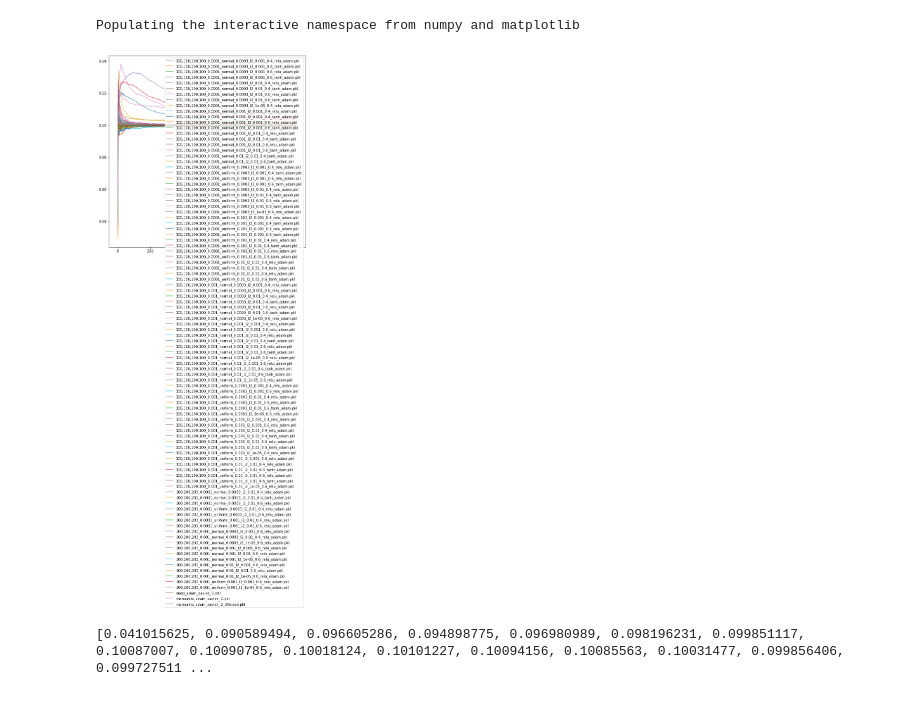
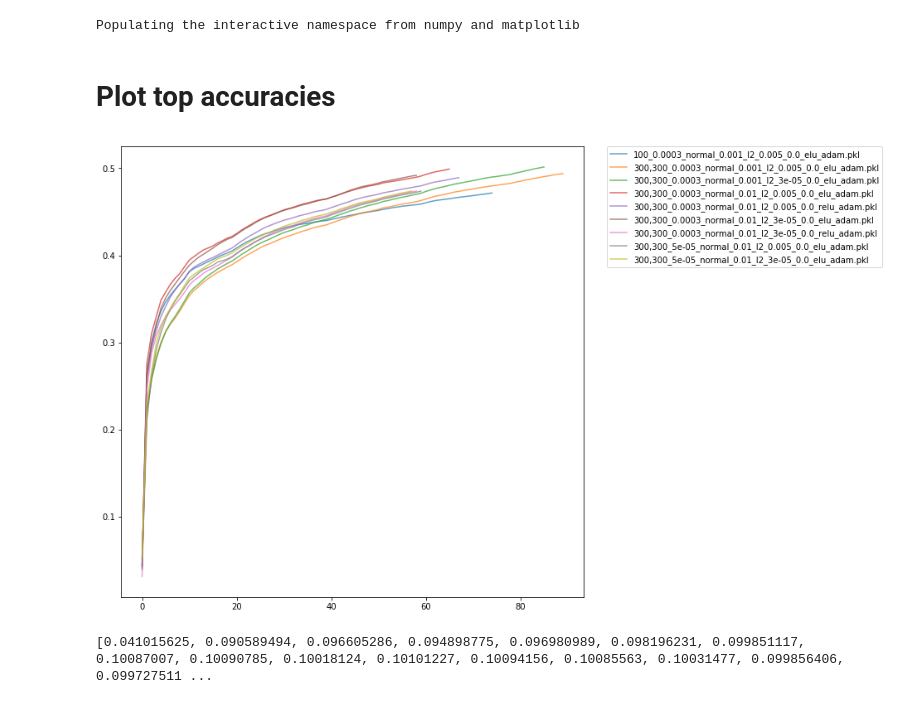
Before and after one commit to danakianfar/deep_learning, a Jupyter notebook: assignment_1/results/results.ipynb, the cells around one changed output. Cells and saved outputs as stored; diff of their text form; code cells hidden in the pictures.

```diff
--- a/assignment_1/results/results.ipynb
+++ b/assignment_1/results/results.ipynb
@@ -13,20 +13,22 @@ for fname in file_names:
     with open(fname, 'rb') as f:
         data = pickle.load(f)
 
-    train_loss = data['train_loss']
-    train_accuracy = data['train_accuracy']
-    loss_results.append(train_loss)
-    accuracy_results.append(train_accuracy)
+    test_loss = data['test_loss']
+    test_accuracy = data['test_accuracy']
+    loss_results.append(test_loss)
+    accuracy_results.append(test_accuracy)
+# %% [markdown]
+# Plot top accuracies
 # %%
 plt.figure(figsize=(10,10))
 for i,x in enumerate(accuracy_results):
-    if x[-1] < 0.11:
+    if x[-1] > 0.47:
         plt.plot(x, alpha=0.7,label=file_names[i])
 
-plt.legend()
+plt.legend(bbox_to_anchor=(1.05, 1), loc=2, borderaxespad=0.)
 plt.show()
 # %% [output]
-[figure, old version]
+[figure, new version]
 # %%
 accuracy_results = np.array(accuracy_results)
 # %%
```
Also changed, not shown: 4 other files.
